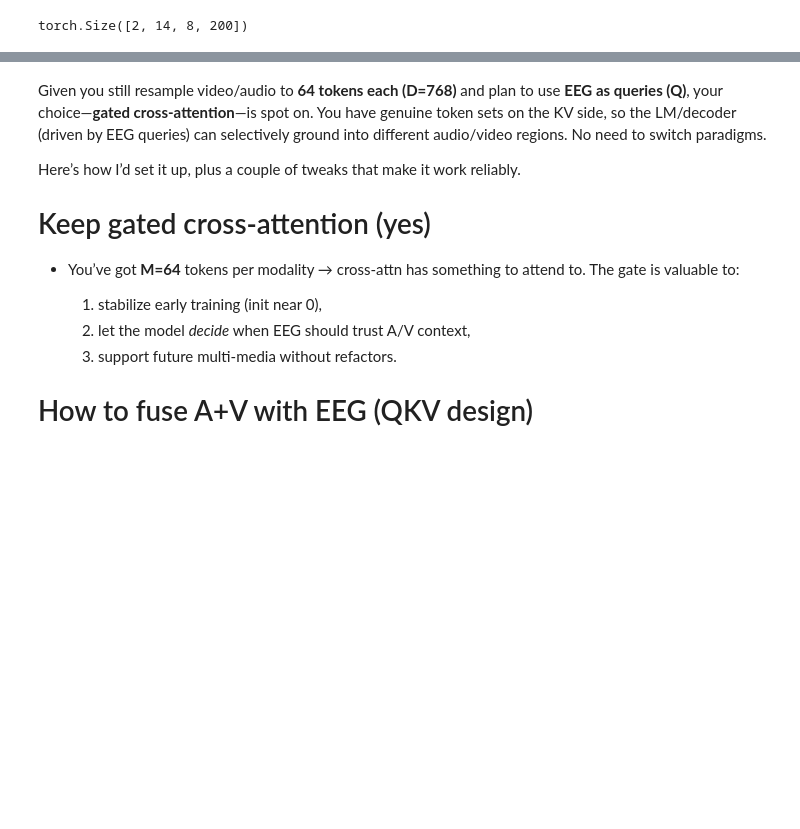
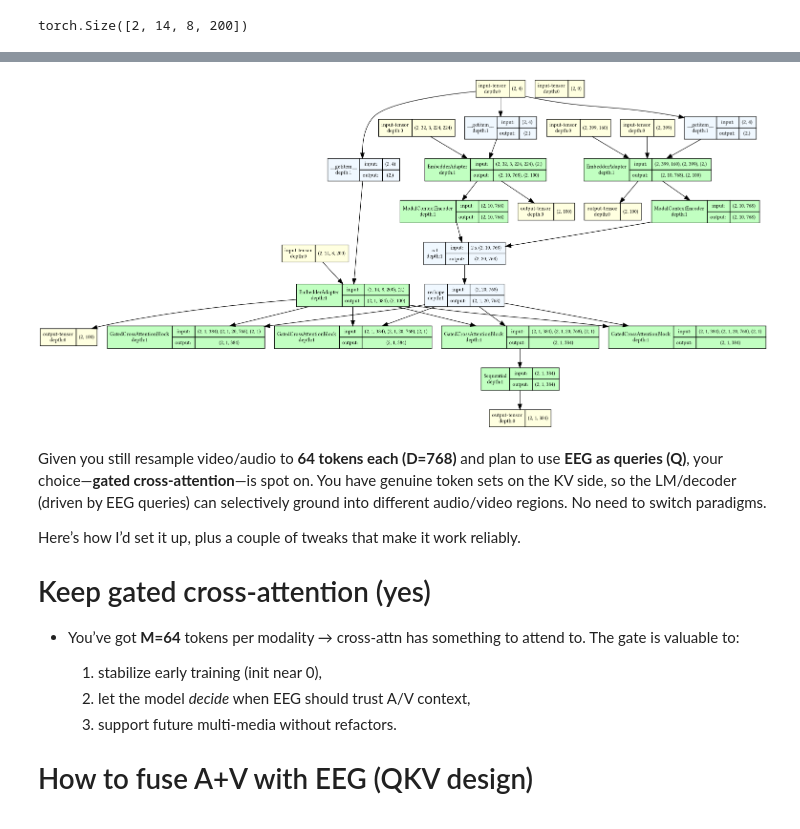
Before and after one commit to Ubriacopo/progetto-tesi, a Jupyter notebook: models/EEGAVI/base_EEGAVI/experiments.ipynb, the cells around one changed output, grey strips where cells are left out. Cells and saved outputs as stored; diff of their text form; code cells hidden in the pictures; blank space fills up the shorter version.

```diff
--- a/models/EEGAVI/base_EEGAVI/experiments.ipynb
+++ b/models/EEGAVI/base_EEGAVI/experiments.ipynb
@@ -37,3 +46,8 @@ torch.Size([2, 1, 384])
+# %%
+model_graph = draw_graph(model, input_data={"x": x}, device='cpu', depth=1, expand_nested=True)
+model_graph.visual_graph
+# %% [output]
+[figure, added]
 # %% [markdown]
 Given you still resample video/audio to **64 tokens each (D=768)** and plan to use **EEG as queries (Q)**, your choice—**gated cross-attention**—is spot on. You have genuine token sets on the KV side, so the LM/decoder (driven by EEG queries) can selectively ground into different audio/video regions. No need to switch paradigms.
 
```
Also changed, not shown: parts of 2 cells of this notebook, 3 other files.
